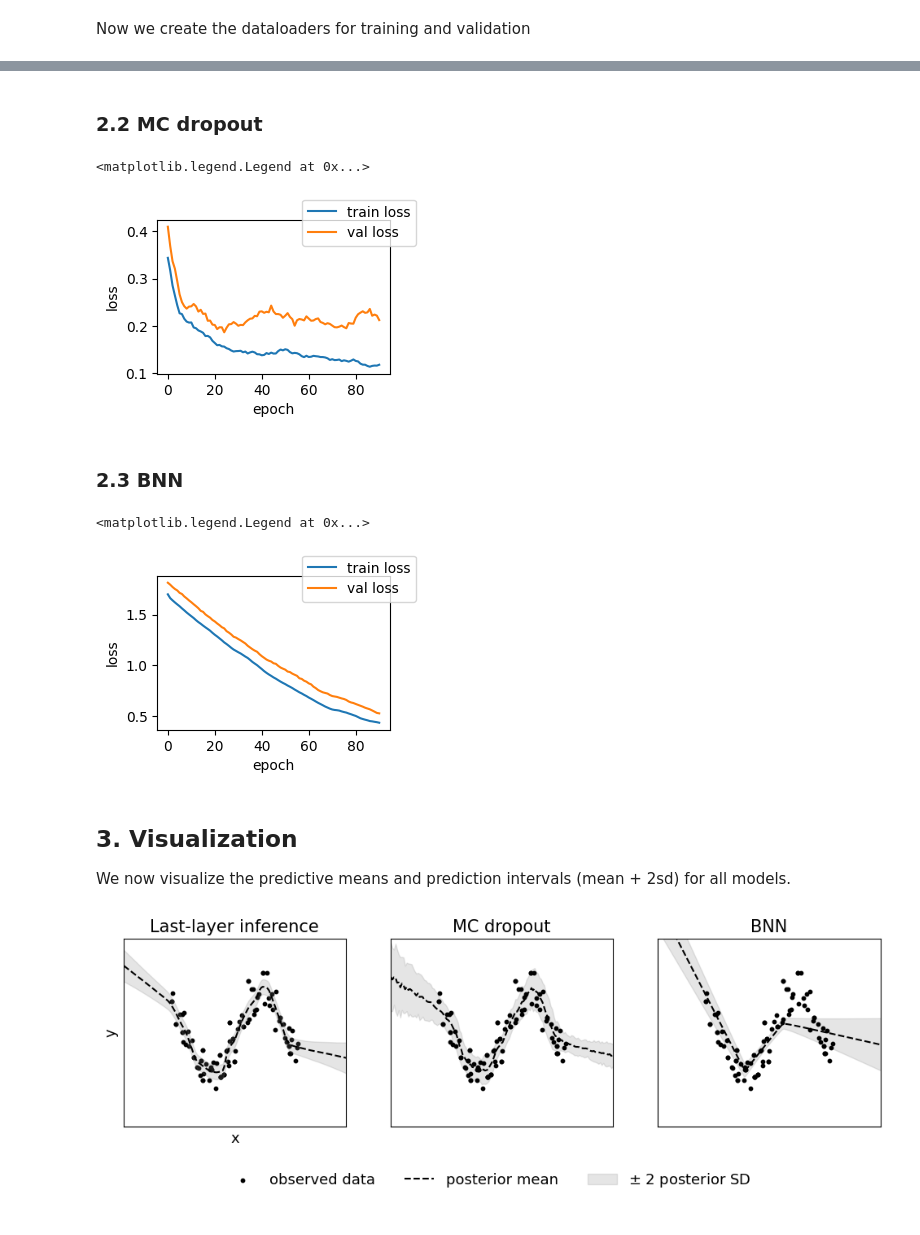
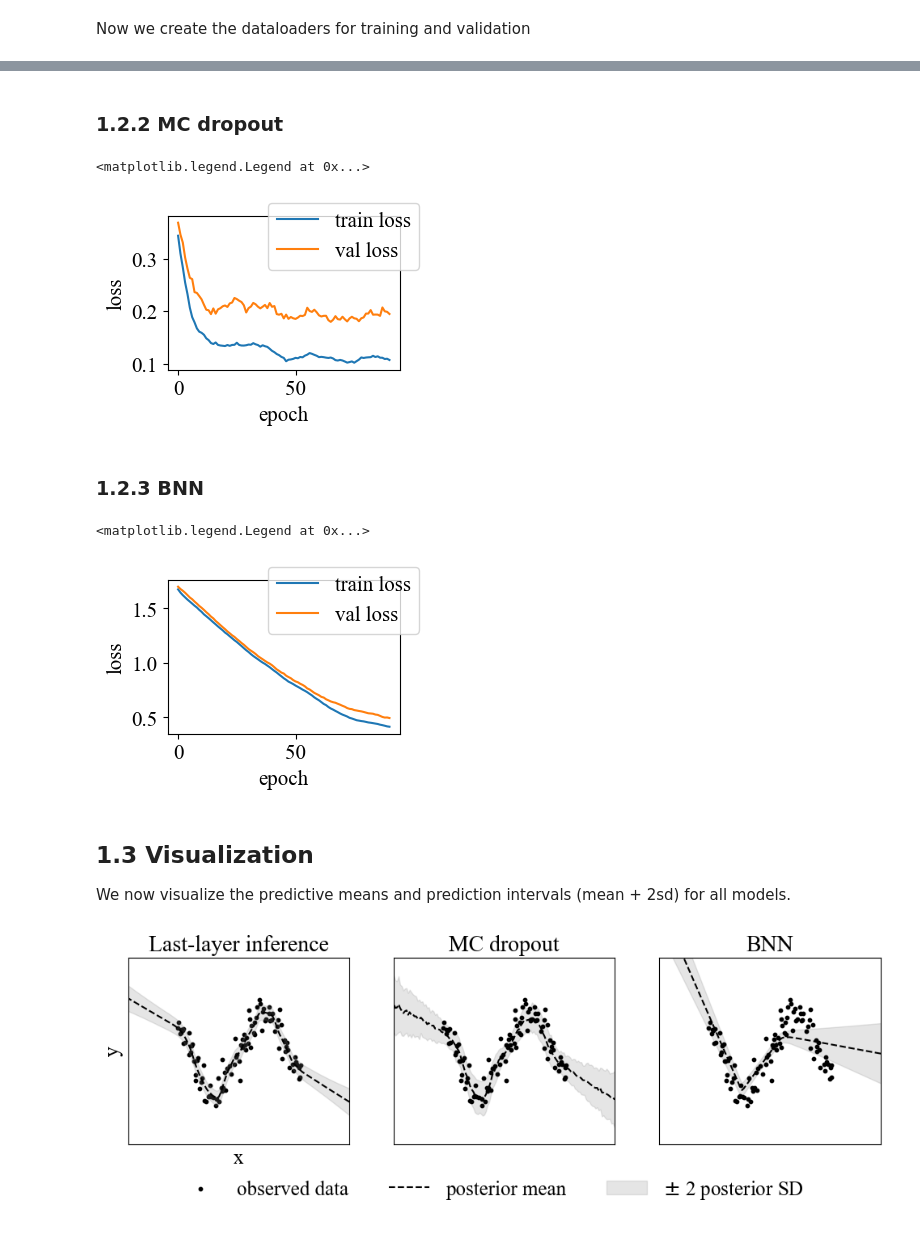
Before and after one commit to clarahoffmann/last-layer-inf, a Jupyter notebook: src/last_layer_inf/1d_regression.ipynb, the cells around one changed output, grey strips where cells are left out. Cells and saved outputs as stored; diff of their text form; code cells hidden in the pictures.

```diff
--- a/src/last_layer_inf/1d_regression.ipynb
+++ b/src/last_layer_inf/1d_regression.ipynb
@@ -43,10 +46,13 @@ xs = np.linspace(-4,4,200)
 ys = np.array([f(x = x, noise = True, sigma_eps = sigma_eps) for x in xs])
 
 # sample train indices
-train_idx = np.random.randint(0, len(xs), 100)
+train_idx = np.random.choice(len(xs), size=100, replace=False)
 
 xs_train = torch.tensor(xs[train_idx]).unsqueeze(-1).float()
 ys_train = torch.tensor(ys[train_idx]).float()
+
+all_idx = np.arange(len(xs))
+val_idx = np.setdiff1d(all_idx, train_idx)
 
 # visualize train/val split
 fig, axs = plt.subplots(1,1)
@@ -107,7 +113,7 @@ Sigma_N_inv = (1/sigma_0**2)*torch.eye(d) + (1/sigma_eps**2)*(Psi.T @ Psi)
 Sigma_N = torch.linalg.inv(Sigma_N_inv).detach()
 mu_N = Sigma_N @ ((1/sigma_eps**2)*(Psi.T @ ys_train)).detach()
 # %% [markdown]
-### 2.2 MC dropout
+### 1.2.2 MC dropout
 # %%
 mc_net = MCDropoutNet(model_dims, p = 0.2)
 
@@ -125,7 +131,7 @@ axs.set_ylabel('loss')
 fig.legend()
 # %% [output]
 <matplotlib.legend.Legend at 0x...>
-[figure, old version]
+[figure, new version]
 # %% [markdown]
-### 2.3 BNN
+### 1.2.3 BNN
 # %%
@@ -147,9 +150,9 @@ axs.set_ylabel('loss')
 fig.legend()
 # %% [output]
 <matplotlib.legend.Legend at 0x...>
-[figure, old version]
+[figure, new version]
 # %% [markdown]
-## 3. Visualization
+## 1.3 Visualization
 We now visualize the predictive means and prediction intervals (mean + 2sd) for all models.
 # %%
 # prediction coordinates:
@@ -179,34 +182,35 @@ with torch.no_grad():
     bnn_pred_mu = preds.mean(dim=0).squeeze()
     bnn_pred_std = preds.std(dim=0).squeeze()
 # %%
-TEXT_SIZE = 13
+TEXT_SIZE = 18
 ys_no_noise = np.array([f(x = x, noise = False, sigma_eps = sigma_eps) for x in xs])
-
+plt.rcParams.update({'font.size': 18,
+                    "font.family": "serif",
+                    "font.serif": ["Times New Roman"]})
 fig, axs = plt.subplots(1,3,figsize=(12, 3))
 
 for i, title, pred_mus, pred_sigmas in zip(range(3), ['Last-layer inference', 'MC dropout', 'BNN'],
                                            [lli_pred_mu, mc_pred_mu, bnn_pred_mu],
                                            [lli_pred_sigma, mc_pred_sigma, bnn_pred_std]):
     if i == 0:
         axs[i].scatter(xs_train, ys_train, c = 'black', label = 'observed data', alpha = 1, s = 10)
         axs[i].plot(xs_pred_np, pred_mus, c = 'black', linestyle = 'dashed', label = 'posterior mean')
         axs[i].fill_between(xs_pred_np, pred_mus - 2*pred_sigmas,  pred_mus + 2*pred_sigmas, color = 'grey', label = r'$\pm$ 2 posterior SD', alpha = 0.2)
         axs[i].set_xlabel('x', size = TEXT_SIZE)
         axs[i].set_ylabel('y', size = TEXT_SIZE)
     else:
         axs[i].fill_between(xs_pred_np, pred_mus - 2*pred_sigmas,  pred_mus + 2*pred_sigmas, color = 'grey', alpha = 0.2)
         axs[i].plot(xs_pred_np, pred_mus, c = 'black', linestyle = 'dashed')
         axs[i].scatter(xs_train, ys_train, c = 'black', alpha = 1, s = 10)
 
-    axs[i].set_title(title, size = 15)
+    axs[i].set_title(title, size = 20)
     axs[i].set_xlim(-7,7)
     axs[i].set_ylim(-2.5, 2.5)
     axs[i].set_yticks([], [])
     axs[i].set_xticks([], [])
 
-
 fig.legend(ncols = 3, loc='lower center',
            fontsize = TEXT_SIZE, bbox_to_anchor=(0.5, -0.2), frameon=False)
 fig.savefig('1d_regression.pdf', bbox_inches='tight')
 # %% [output]
-[figure, old version]
+[figure, new version]
```
Also changed, not shown: parts of 23 cells of this notebook.
